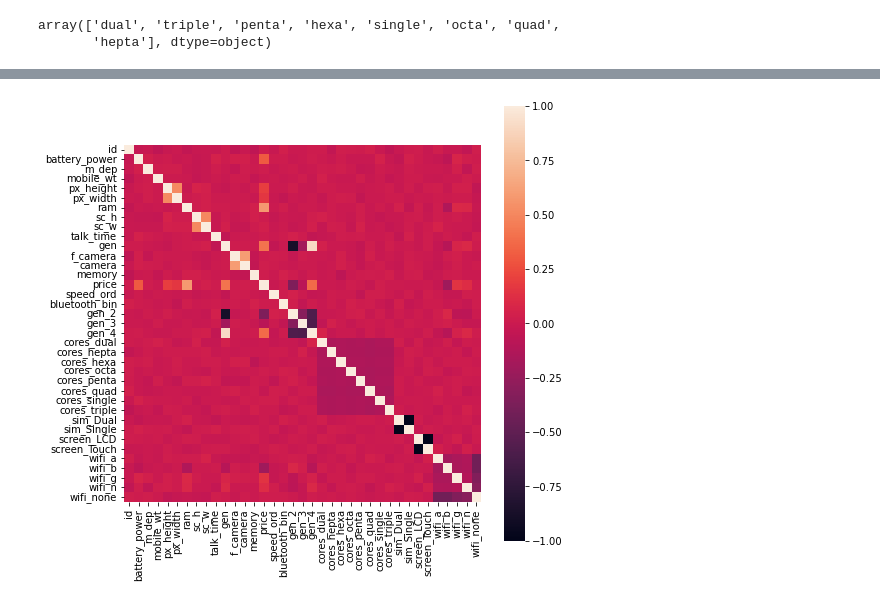
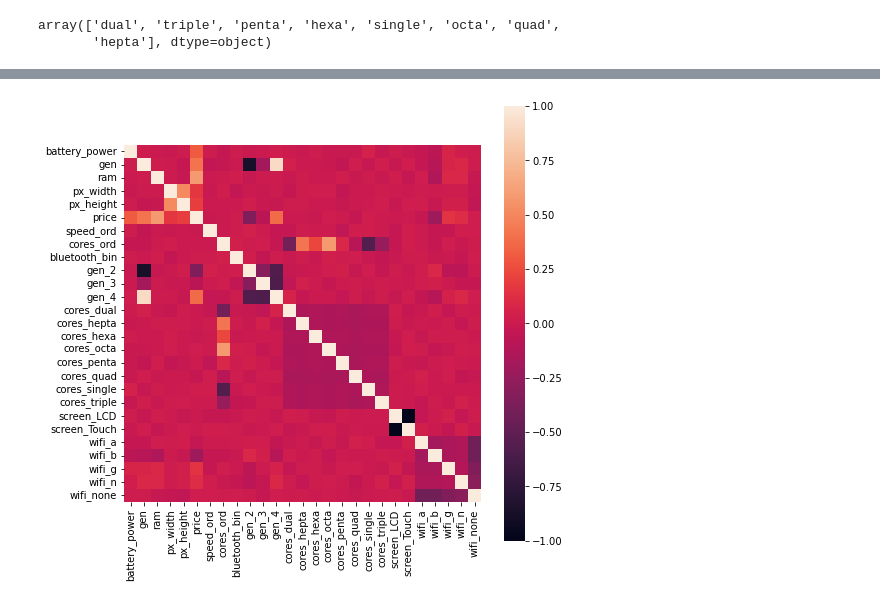
Before and after one commit to yuvalBerghaus/Data_Analysis, a Jupyter notebook: Task3/Task_3.ipynb, the cells around one changed output, grey strips where cells are left out. Drawn from its saved outputs; the diff is of its cells as text; code cells hidden in the pictures.

```diff
--- a/Task3/Task_3.ipynb
+++ b/Task3/Task_3.ipynb
@@ -110,10 +113,7 @@ df
-# %%
-# Calculate the pairwise correlations
-corr = df.corr()
-# Set up the matplotlib figure with a larger size
-f, ax = plt.subplots(figsize=(8, 8))
-# Plot the heatmap
-sns.heatmap(corr, xticklabels=corr.columns, yticklabels=corr.columns ,square=True,)
-plt.show()
-# %% [output]
-[figure, removed]
+# %%
+corr = plot_data.corr()
+f, ax = plt.subplots(figsize=(8, 8))
+sns.heatmap(corr, xticklabels=corr.columns, yticklabels=corr.columns ,square=True,)
+plt.show()
+# %% [output]
+[figure, added]
```
Also changed, not shown: parts of 12 cells of this notebook.
